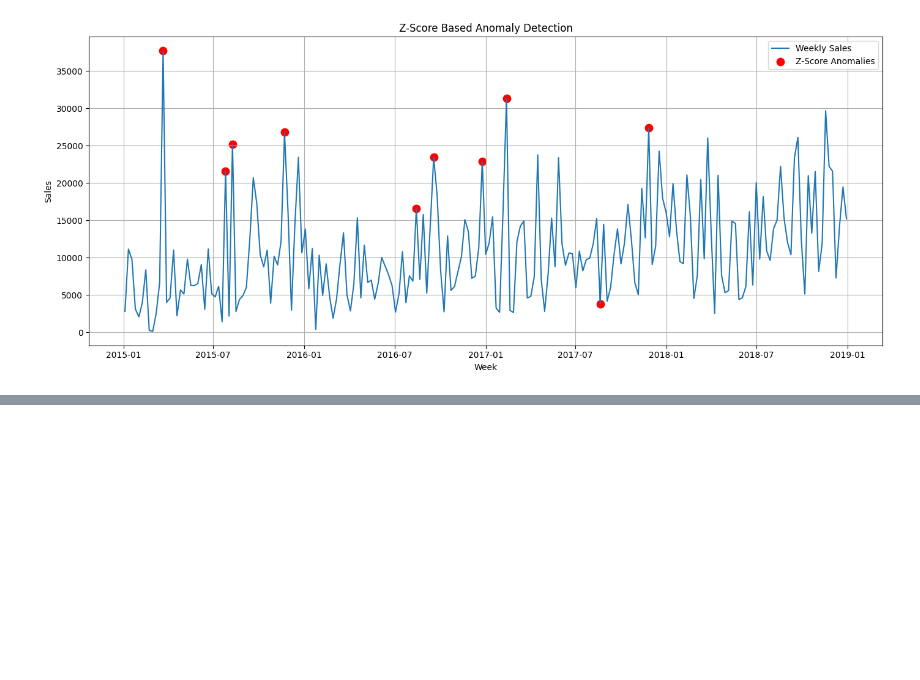
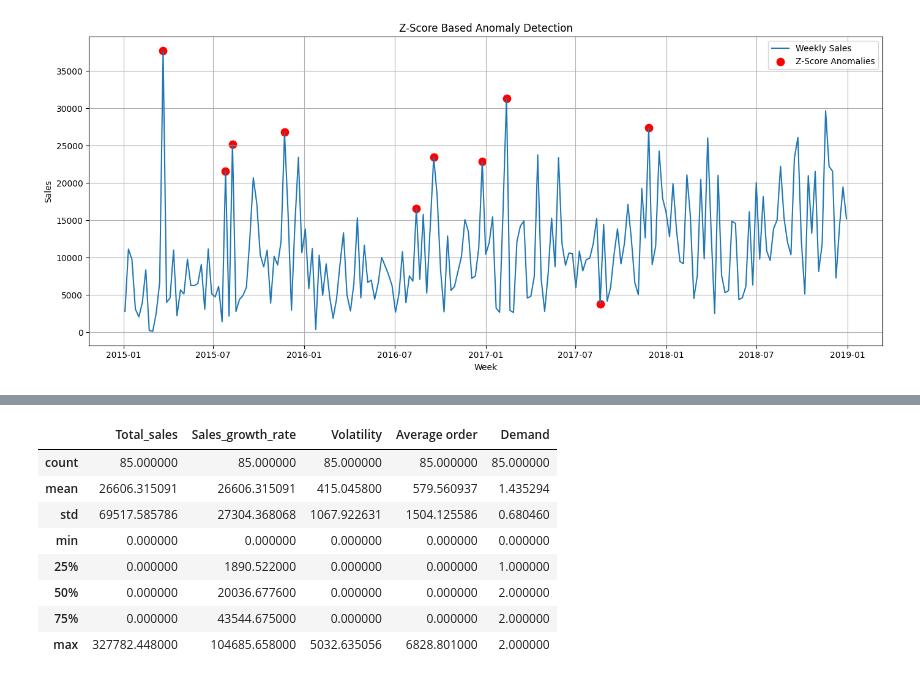
Before and after one commit to Abhieeeh/-End-to-End-Sales-Forecasting-Demand-Intelligence-System, a Jupyter notebook: Notebook/analysis.ipynb, the cells around one changed output, grey strips where cells are left out. Saved outputs shown, nothing was run; the diff lists cells and outputs as text; code cells hidden in the pictures; blank space fills up the shorter version.

```diff
--- a/Notebook/analysis.ipynb
+++ b/Notebook/analysis.ipynb
@@ -799,0 +981,12 @@ plt.show()
+# %%
+sub_cat_features.describe()
+# %% [output]
+|  | Total_sales | Sales_growth_rate | Volatility | Average order | Demand |
+| count | 85.000000 | 85.000000 | 85.000000 | 85.000000 | 85.000000 |
+| mean | 26606.315091 | 26606.315091 | 415.045800 | 579.560937 | 1.435294 |
+| std | 69517.585786 | 27304.368068 | 1067.922631 | 1504.125586 | 0.680460 |
+| min | 0.000000 | 0.000000 | 0.000000 | 0.000000 | 0.000000 |
+| 25% | 0.000000 | 1890.522000 | 0.000000 | 0.000000 | 1.000000 |
+| 50% | 0.000000 | 20036.677600 | 0.000000 | 0.000000 | 2.000000 |
+| 75% | 0.000000 | 43544.675000 | 0.000000 | 0.000000 | 2.000000 |
+| max | 327782.448000 | 104685.658000 | 5032.635056 | 6828.801000 | 2.000000 |
```
Also changed, not shown: parts of 22 cells of this notebook, 3 other files.
